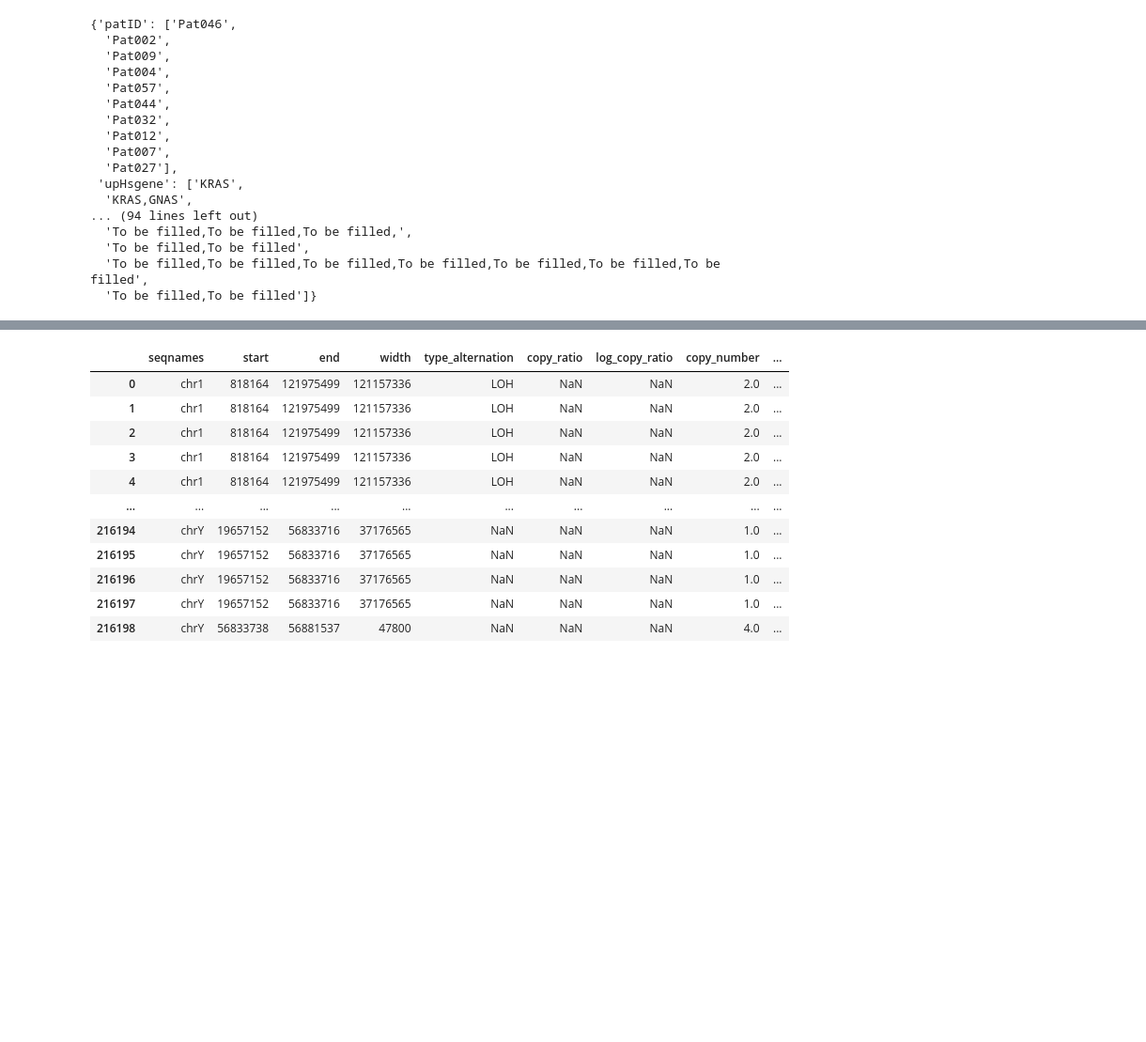
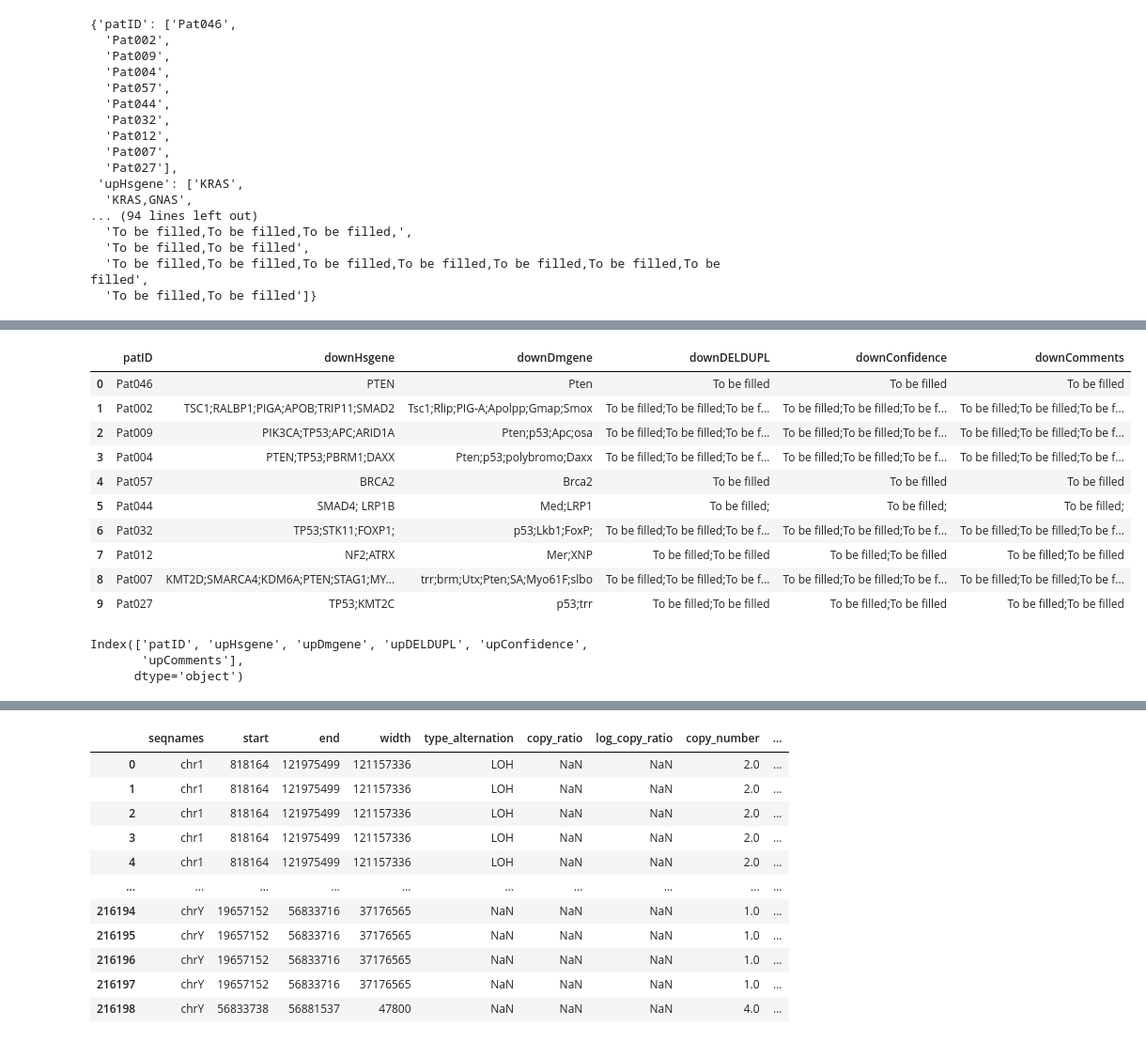
Before and after one commit to OlgaGaGaga/VivanChallenge, a Jupyter notebook: LookOnData.ipynb, the cells around one changed output, grey strips where cells are left out. Shown at 94% size. Drawn from its saved outputs; the diff is of its cells as text; code cells hidden in the pictures; blank space fills up the shorter version.

```diff
--- a/LookOnData.ipynb
+++ b/LookOnData.ipynb
@@ -166,0 +197,21 @@ table.to_csv('../Downloads/Vivan/parsed_json.csv')
+# %%
+table_down = table_up_down.iloc[:,[0,6, 7, 8, 9, 10]]
+table_down
+# %% [output]
+|  | patID | downHsgene | downDmgene | downDELDUPL | downConfidence | downComments |
+| 0 | Pat046 | PTEN | Pten | To be filled | To be filled | To be filled |
+| 1 | Pat002 | TSC1;RALBP1;PIGA;APOB;TRIP11;SMAD2 | Tsc1;Rlip;PIG-A;Apolpp;Gmap;Smox | To be filled;To be filled;To be f... | To be filled;To be filled;To be f... | To be filled;To be filled;To be f... |
+| 2 | Pat009 | PIK3CA;TP53;APC;ARID1A | Pten;p53;Apc;osa | To be filled;To be filled;To be f... | To be filled;To be filled;To be f... | To be filled;To be filled;To be f... |
+| 3 | Pat004 | PTEN;TP53;PBRM1;DAXX | Pten;p53;polybromo;Daxx | To be filled;To be filled;To be f... | To be filled;To be filled;To be f... | To be filled;To be filled;To be f... |
+| 4 | Pat057 | BRCA2 | Brca2 | To be filled | To be filled | To be filled |
+| 5 | Pat044 | SMAD4; LRP1B | Med;LRP1 | To be filled; | To be filled; | To be filled; |
+| 6 | Pat032 | TP53;STK11;FOXP1; | p53;Lkb1;FoxP; | To be filled;To be filled;To be f... | To be filled;To be filled;To be f... | To be filled;To be filled;To be f... |
+| 7 | Pat012 | NF2;ATRX | Mer;XNP | To be filled;To be filled | To be filled;To be filled | To be filled;To be filled |
+| 8 | Pat007 | KMT2D;SMARCA4;KDM6A;PTEN;STAG1;MY... | trr;brm;Utx;Pten;SA;Myo61F;slbo | To be filled;To be filled;To be f... | To be filled;To be filled;To be f... | To be filled;To be filled;To be f... |
+| 9 | Pat027 | TP53;KMT2C | p53;trr | To be filled;To be filled | To be filled;To be filled | To be filled;To be filled |
+# %%
+table_up.columns
+# %% [output]
+Index(['patID', 'upHsgene', 'upDmgene', 'upDELDUPL', 'upConfidence',
+       'upComments'],
+      dtype='object')
```
Also changed, not shown: parts of 9 cells of this notebook, 4 other files.
